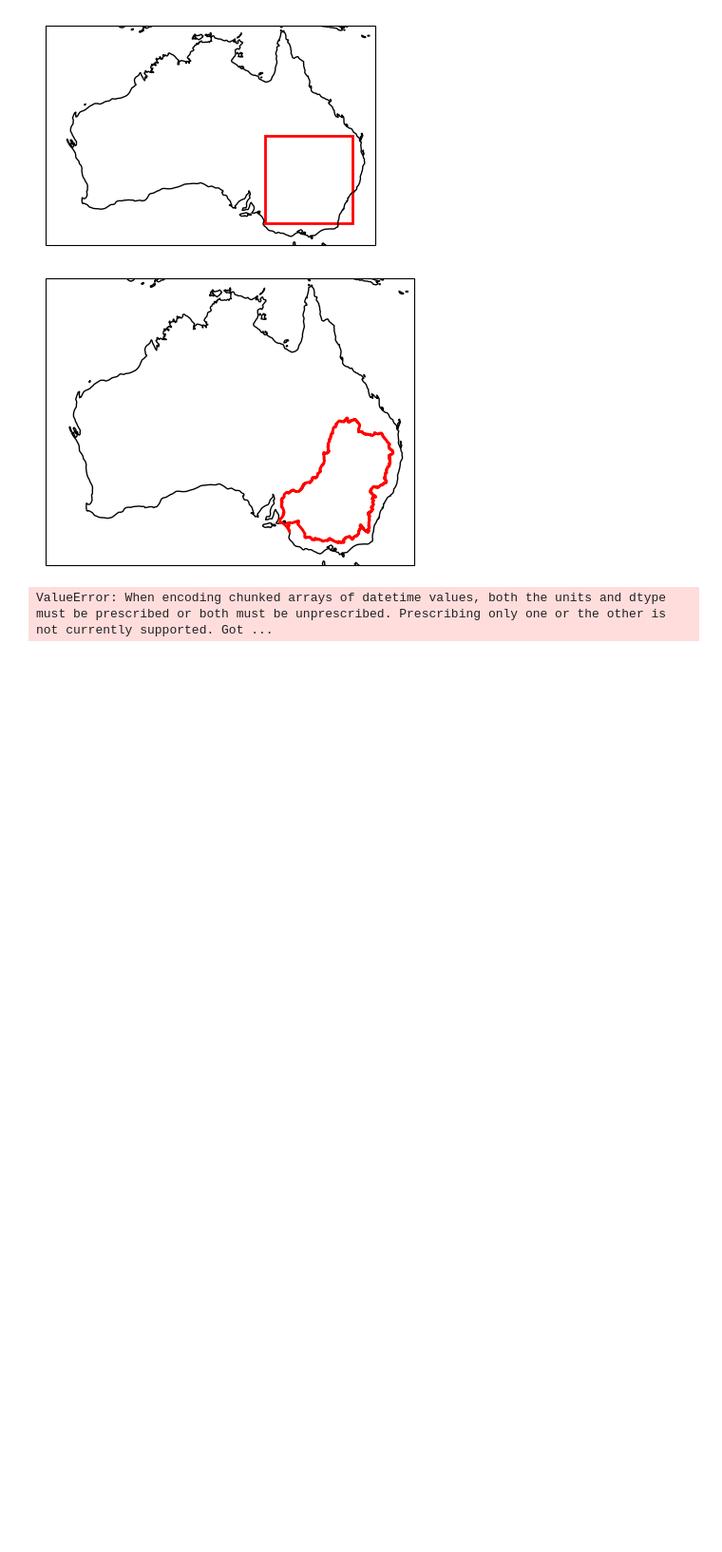
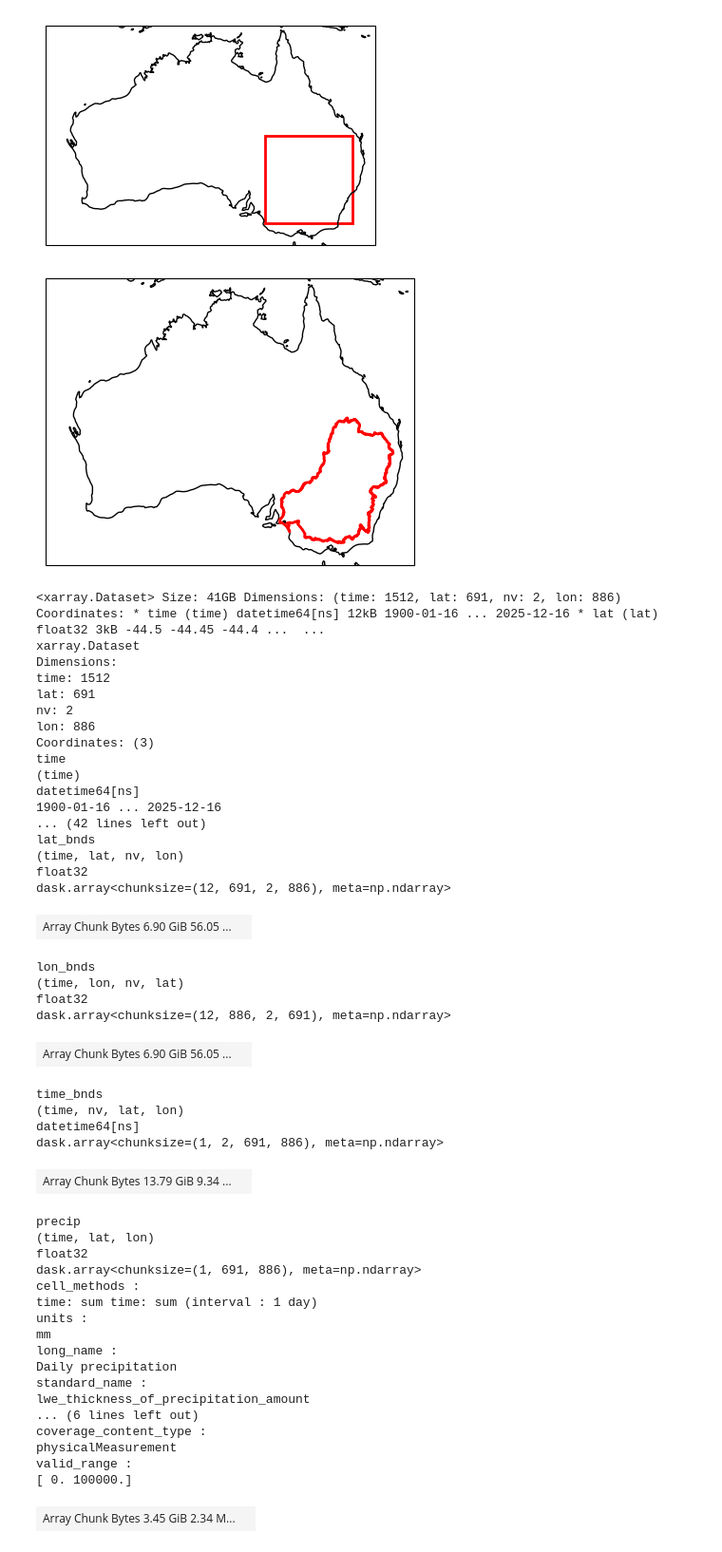
Before and after one commit to Rush74/statistical_enso, a Jupyter notebook: Statistical_ENSO.ipynb, the cells around one changed output. Shown at 95% size. Drawn from its saved outputs; the diff is of its cells as text; code cells hidden in the pictures; blank space fills up the shorter version.

```diff
--- a/Statistical_ENSO.ipynb
+++ b/Statistical_ENSO.ipynb
@@ -440,7 +440,52 @@ plt.show()
 # singlegrid
 
 # singlegrid.to_netcdf('data/singlegrid.nc')
-
-mdb_mean.to_netcdf('data/singlegrid.nc')
-# %% [output]
-ValueError: When encoding chunked arrays of datetime values, both the units and dtype must be prescribed or both must be unprescribed. Prescribing only one or the other is not currently supported. Got ...
+# %%
+mdb_data
+# %% [output]
+<xarray.Dataset> Size: 41GB Dimensions: (time: 1512, lat: 691, nv: 2, lon: 886) Coordinates: * time (time) datetime64[ns] 12kB 1900-01-16 ... 2025-12-16 * lat (lat) float32 3kB -44.5 -44.45 -44.4 ...  ...
+xarray.Dataset
+Dimensions:
+time: 1512
+lat: 691
+nv: 2
+lon: 886
+Coordinates: (3)
+time
+(time)
+datetime64[ns]
+1900-01-16 ... 2025-12-16
+... (42 lines left out)
+lat_bnds
+(time, lat, nv, lon)
+float32
+dask.array<chunksize=(12, 691, 2, 886), meta=np.ndarray>
+| Array Chunk Bytes 6.90 GiB 56.05 ... |  |
+lon_bnds
+(time, lon, nv, lat)
+float32
+dask.array<chunksize=(12, 886, 2, 691), meta=np.ndarray>
+| Array Chunk Bytes 6.90 GiB 56.05 ... |  |
+time_bnds
+(time, nv, lat, lon)
+datetime64[ns]
+dask.array<chunksize=(1, 2, 691, 886), meta=np.ndarray>
+| Array Chunk Bytes 13.79 GiB 9.34 ... |  |
+precip
+(time, lat, lon)
+float32
+dask.array<chunksize=(1, 691, 886), meta=np.ndarray>
+cell_methods :
+time: sum time: sum (interval : 1 day)
+units :
+mm
+long_name :
+Daily precipitation
+standard_name :
+lwe_thickness_of_precipitation_amount
+... (6 lines left out)
+coverage_content_type :
+physicalMeasurement
+valid_range :
+[ 0. 100000.]
+| Array Chunk Bytes 3.45 GiB 2.34 M... |  |
```
Also changed, not shown: parts of 3 cells of this notebook, 2 other files.
